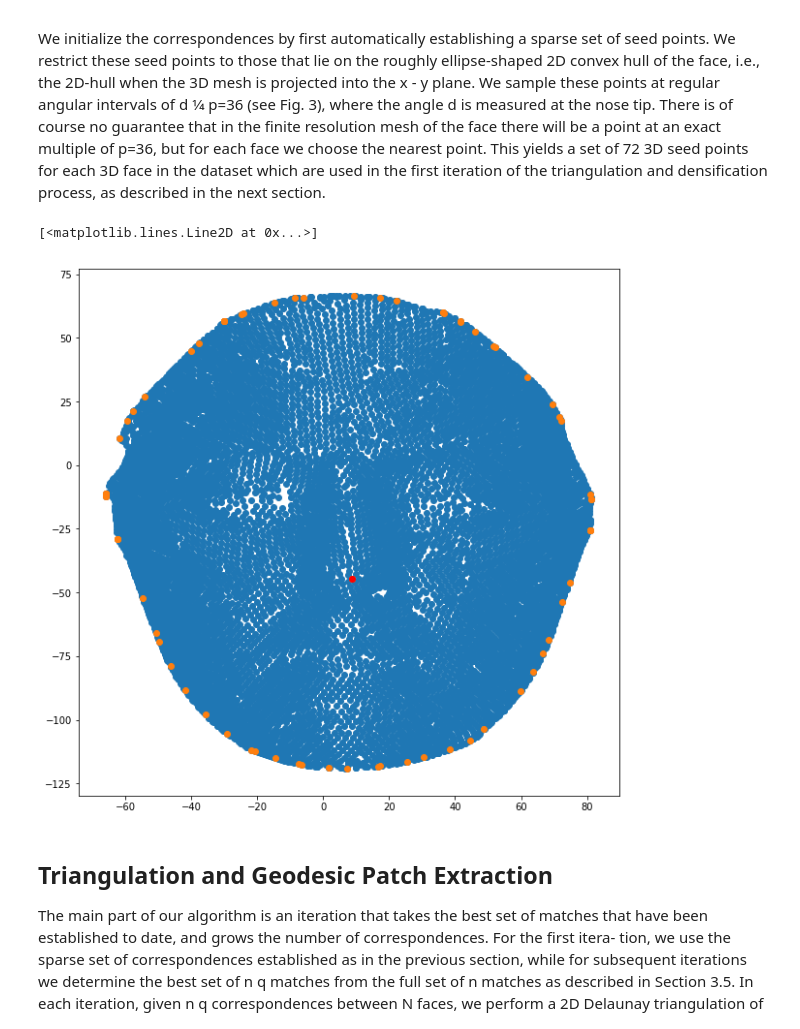
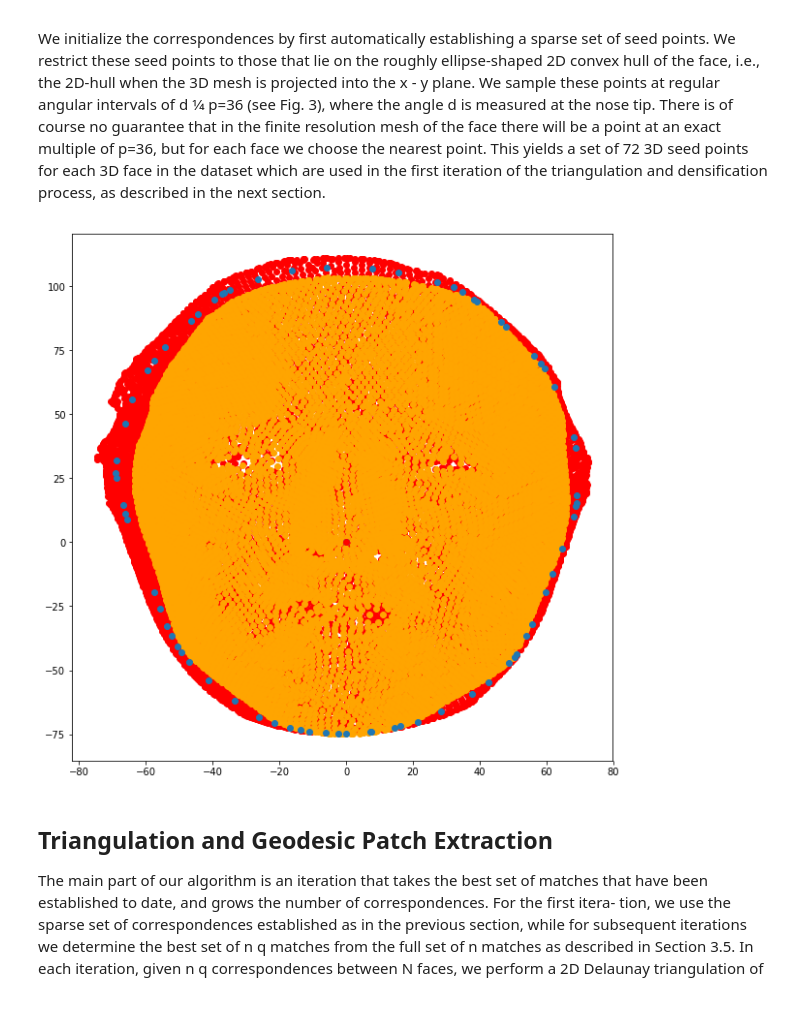
Before and after one commit to pyaf/Dense-3D-Face-Correspondence, a Jupyter notebook: hemanth.ipynb, the cells around one changed output. Saved outputs shown, nothing was run; the diff lists cells and outputs as text; code cells hidden in the pictures.

```diff
--- a/hemanth.ipynb
+++ b/hemanth.ipynb
@@ -31,0 +39,15 @@ VBox(children=(Figure(camera=PerspectiveCamera(fov=46.0, position=(0.0, 0.0, 2.0
+# %%
+def normalize_face(points):
+    points
+    maxind = np.argmax(points[:,2])
+    nosex = points[maxind,0]
+    nosey = points[maxind,1]
+    nosez = points[maxind,2]
+    points = points - np.array([nosex, nosey, nosez])
+#     points = points / np.max(points)
+    return points
+
+points1 = normalize_face(points1)
+points2 = normalize_face(points2)
+x1, y1, z1 = map(np.array, zip(*points1))
+x2, y2, z2 = map(np.array, zip(*points2))
@@ -55,27 +83,40 @@ multiple of p=36, but for each face we choose the nearest point. This yields a s
 # %%
 def hull72(points,nosex,nosey,nosez):
     from math import sin, cos
     newhull = [[nosex,nosey,nosez]]
     for theta in range(0,360,5):
         fx = 200*cos(theta)
         fy = 200*sin(theta)
         nearest_point = min(zip(points[:,0],points[:,1],points[:,2]), key=lambda p:(p[0]-fx)**2+(p[1]-fy)**2)
         newhull.append(nearest_point)
     return newhull
 
-maxind = np.argmax(points[:,2])
-nosex = points[maxind,0]
-nosey = points[maxind,1]
-nosez = points[maxind,2]
+def get_hull(points):
+    maxind = np.argmax(points[:,2])
+    nosex = points[maxind,0]
+    nosey = points[maxind,1]
+    nosez = points[maxind,2]
+    hull = np.array(hull72(points, nosex,nosey,nosez))
+    return hull
+
+hull1 = get_hull(points1)
+hull2 = get_hull(points2)
+hull = (hull1 + hull2) /2
+
 
 plt.figure(figsize=(10,10))
-plt.scatter(points[:,0],points[:,1])
-hull = np.array(hull72(points, nosex,nosey,nosez))
-plt.scatter(hull[:,0],hull[:,1])
+plt.scatter(points1[:,0], points1[:,1], color="red")
+plt.scatter(points2[:,0], points2[:,1], color="orange")
+
+plt.scatter(hull[:,0], hull[:,1])
+maxind = np.argmax(points1[:,2])
+nosex = points1[maxind,0]
+nosey = points1[maxind,1]
+nosez = points1[maxind,2]
 plt.plot(nosex,nosey,"ro")
+plt.show()
 # %% [output]
-[<matplotlib.lines.Line2D at 0x...>]
-[figure, old version]
+[figure, new version]
 # %% [markdown]
 ## Triangulation and Geodesic Patch Extraction
 
```
Also changed, not shown: parts of 31 cells of this notebook.
